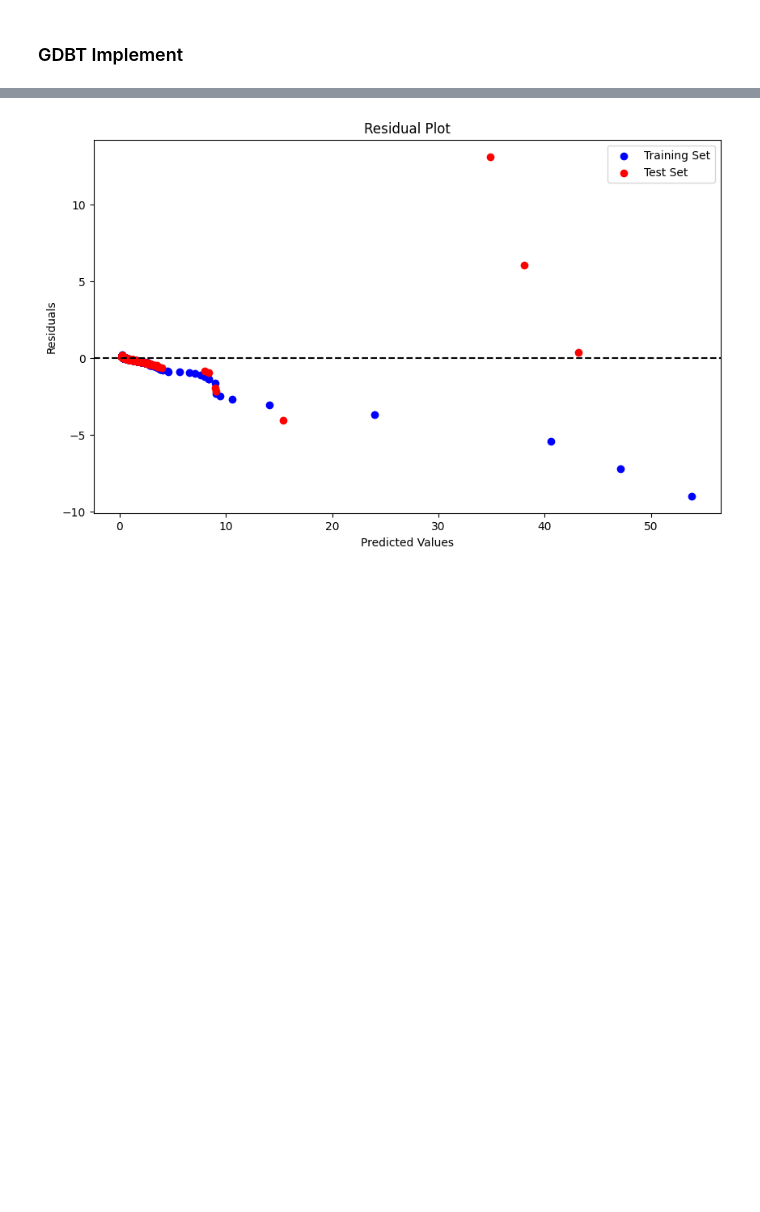
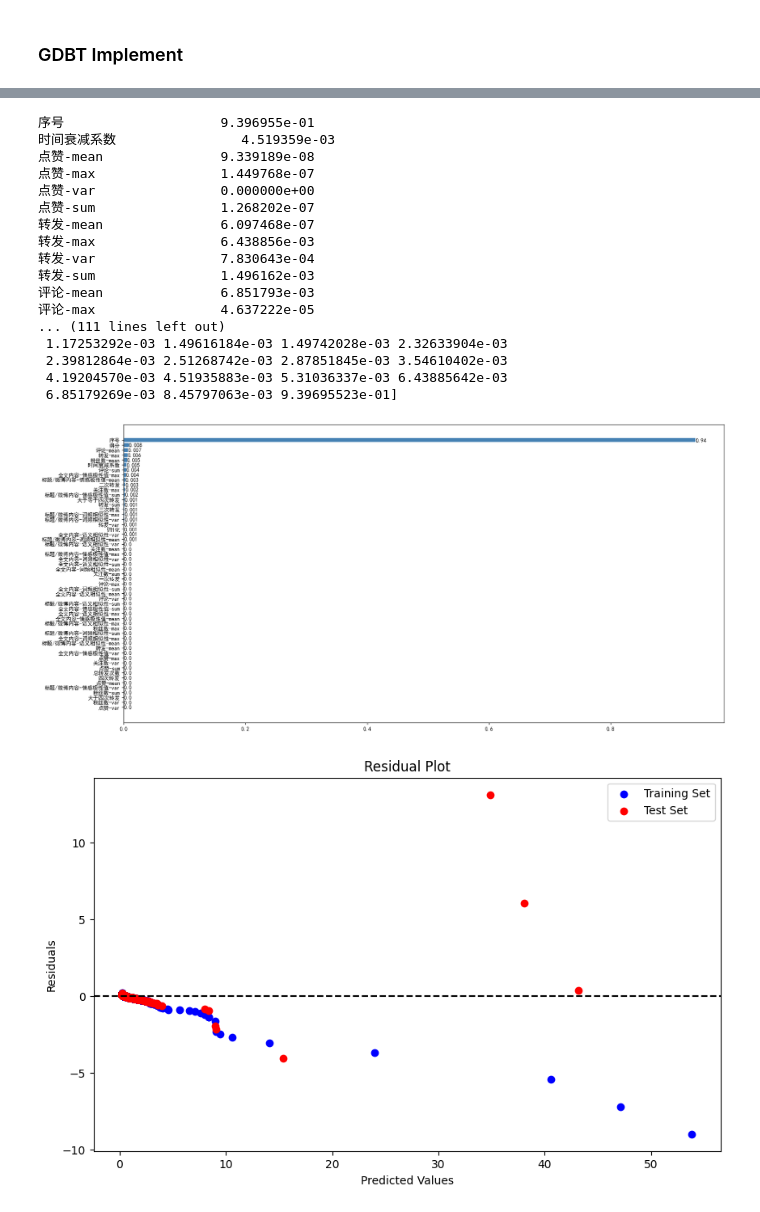
Before and after one commit to Simon006/data_minig_contest_new_media, a Jupyter notebook: GDBT_training.ipynb, the cells around one changed output, grey strips where cells are left out. Drawn from its saved outputs; the diff is of its cells as text; code cells hidden in the pictures; blank space fills up the shorter version.

Commit message:
gdbt xgb训练

```diff
--- a/GDBT_training.ipynb
+++ b/GDBT_training.ipynb
@@ -126 +171,61 @@ Mean squared error: 0.3177854920633244
+# %%
+# GDBT特征重要性可视化
+
+# 中文显示
+plt.rcParams['font.family'] = ['sans-serif']
+plt.rcParams['font.sans-serif'] = ['SimHei']
+
+
+model = GradientBoostingRegressor()
+params = {'learning_rate': 0.01, 'max_depth': 3, 'n_estimators': 200}
+model.fit(X_train,y_train)
+
+
+
+importance = model.feature_importances_
+Impt_Series = pd.Series(importance, index = X_train.columns)
+print(Impt_Series)
+
+
+
+# Impt_Series.sort_values(ascending = True).plot('barh')
+Impt_Series = Impt_Series.sort_values(ascending = True)
+
+print(Impt_Series)
+print(list(Impt_Series.index))
+Y = list(Impt_Series.index)
+# 绘制条形图
+plt.figure(figsize=(20,10))
+plt.barh(range(len(Y)), # 指定条形图y轴的刻度值
+        Impt_Series.values, # 指定条形图x轴的数值
+        tick_label = Y, # 指定条形图y轴的刻度标签
+        color = 'steelblue', # 指定条形图的填充色
+       )
+
+print(Impt_Series.values)
+# print()
+for y,x in enumerate(Impt_Series.values):
+    plt.text(x+0.0001,y,'%s' %round(x,3),va='center')
+
+plt.savefig("./data/GDBT_feature_importance.jpg")
+plt.show()
+# %% [output]
+序号                    9.396955e-01
+时间衰减系数                4.519359e-03
+点赞-mean               9.339189e-08
+点赞-max                1.449768e-07
+点赞-var                0.000000e+00
+点赞-sum                1.268202e-07
+转发-mean               6.097468e-07
+转发-max                6.438856e-03
+转发-var                7.830643e-04
+转发-sum                1.496162e-03
+评论-mean               6.851793e-03
+评论-max                4.637222e-05
+... (111 lines left out)
+ 1.17253292e-03 1.49616184e-03 1.49742028e-03 2.32633904e-03
+ 2.39812864e-03 2.51268742e-03 2.87851845e-03 3.54610402e-03
+ 4.19204570e-03 4.51935883e-03 5.31036337e-03 6.43885642e-03
+ 6.85179269e-03 8.45797063e-03 9.39695523e-01]
+[figure, added]
 # %%
```
Also changed, not shown: parts of 12 cells of this notebook, 11 other files.
